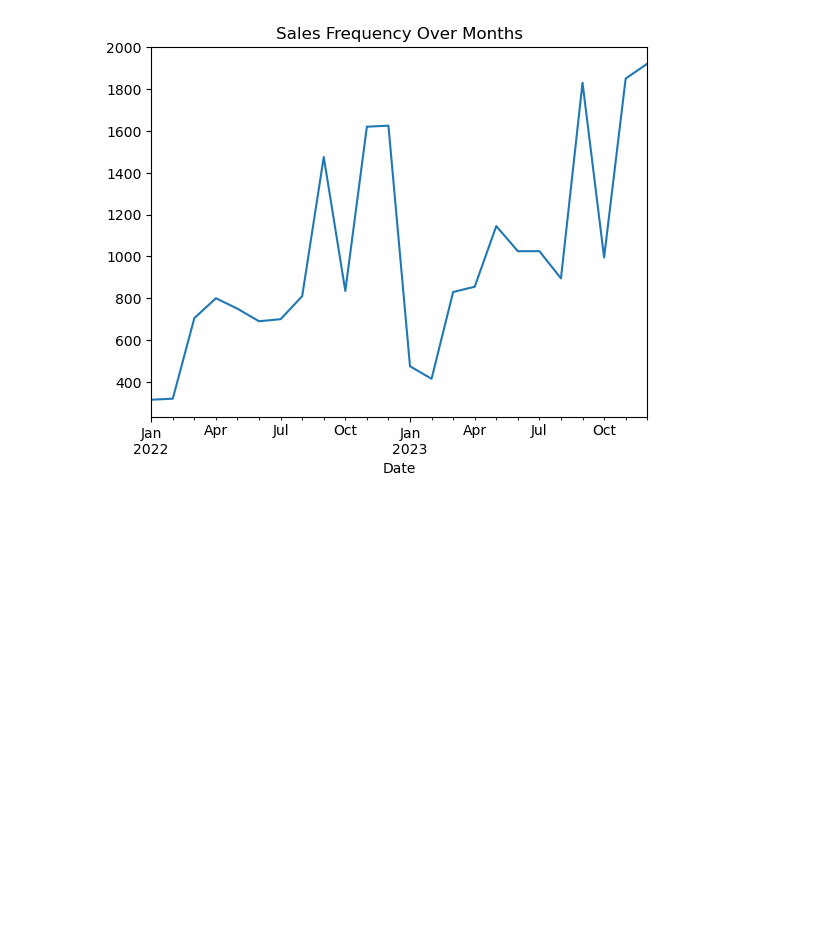
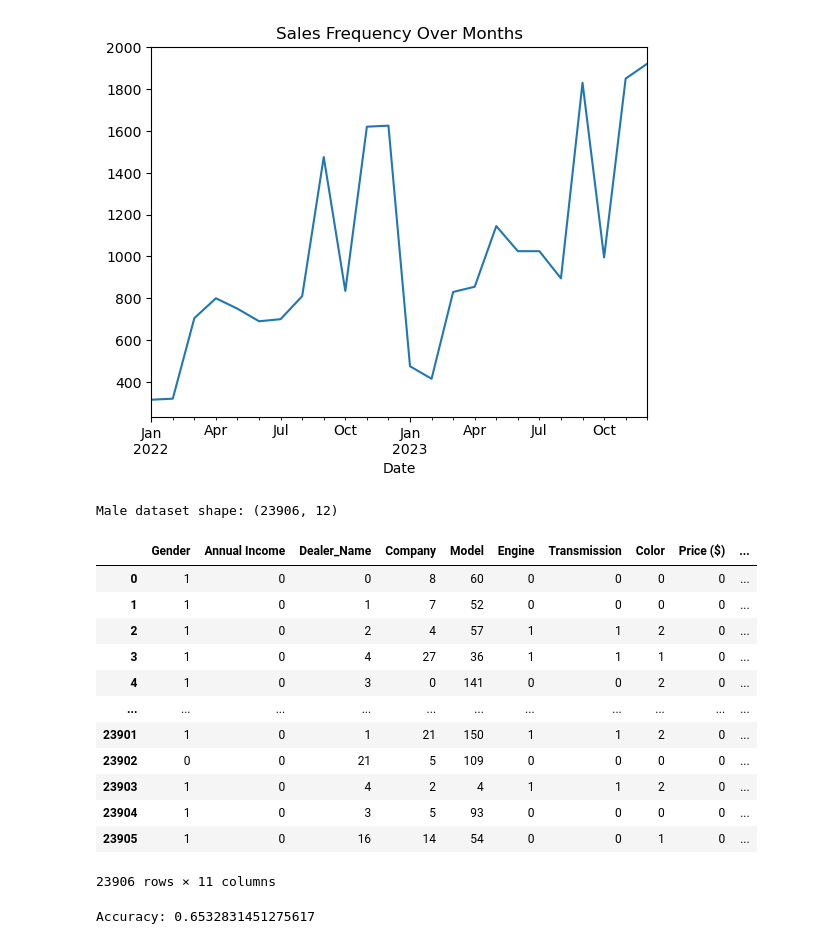
Before and after one commit to vocar12345/DM_PROJECT_, a Jupyter notebook: car_sale_data.ipynb, the cells around one changed output. Saved outputs shown, nothing was run; the diff lists cells and outputs as text; code cells hidden in the pictures; blank space fills up the shorter version.

Commit message:
added decision trees

```diff
--- a/car_sale_data.ipynb
+++ b/car_sale_data.ipynb
@@ -255,3 +256,74 @@ df_aggregated.plot(title='Sales Frequency Over Months')
 plt.show()
 # %% [output]
 [figure]
+# %%
+#coloration with gender and car purchase
+#I will train it to use decision trees to predict the gender of customer based on the collumns we are given in the data set
+
+
+#new data set
+male_df = df
+
+print('Male dataset shape:', male_df.shape)
+# %% [output]
+Male dataset shape: (23906, 12)
+# %%
+#convert price <50k and >50k
+male_df['Price ($)'] = (male_df['Price ($)'] > 50000).astype(int)
+#convert annual income >100k <100k
+male_df['Annual Income'] = (male_df['Annual Income'] > 100000).astype(int)
+from sklearn.preprocessing import LabelEncoder
+label_encoders = {}
+for column in male_df.columns:
+    if df[column].dtype == 'object':
+        label_encoders[column] = LabelEncoder()
+        df[column] = label_encoders[column].fit_transform(df[column])
+#drop date and dealer_name
+#male_df.drop(['Date'], axis=1, inplace=True)
+male_df
+# %% [output]
+|  | Gender | Annual Income | Dealer_Name | Company | Model | Engine | Transmission | Color | Price ($) | ... |
+| 0 | 1 | 0 | 0 | 8 | 60 | 0 | 0 | 0 | 0 | ... |
+| 1 | 1 | 0 | 1 | 7 | 52 | 0 | 0 | 0 | 0 | ... |
+| 2 | 1 | 0 | 2 | 4 | 57 | 1 | 1 | 2 | 0 | ... |
+| 3 | 1 | 0 | 4 | 27 | 36 | 1 | 1 | 1 | 0 | ... |
+| 4 | 1 | 0 | 3 | 0 | 141 | 0 | 0 | 2 | 0 | ... |
+| ... | ... | ... | ... | ... | ... | ... | ... | ... | ... | ... |
+| 23901 | 1 | 0 | 1 | 21 | 150 | 1 | 1 | 2 | 0 | ... |
+| 23902 | 0 | 0 | 21 | 5 | 109 | 0 | 0 | 0 | 0 | ... |
+| 23903 | 1 | 0 | 4 | 2 | 4 | 1 | 1 | 2 | 0 | ... |
+| 23904 | 1 | 0 | 3 | 5 | 93 | 0 | 0 | 0 | 0 | ... |
+| 23905 | 1 | 0 | 16 | 14 | 54 | 0 | 0 | 1 | 0 | ... |
+23906 rows × 11 columns
+# %%
+#male_df
+
+#decision trees
+from sklearn import tree
+from sklearn.model_selection import train_test_split
+from sklearn.metrics import accuracy_score
+
+
+# Features
+X = male_df.drop(columns=['Gender']).values
+
+# Target variable
+y = male_df['Gender'].values
+
+# Split the dataset into training and testing sets
+X_train, X_test, y_train, y_test = train_test_split(X, y, test_size=0.2, random_state=42)
+
+# Initialize decision tree classifier
+clf = tree.DecisionTreeClassifier()
+
+# Train the classifier
+clf.fit(X_train, y_train)
+
+# Predictions on the testing set
+y_pred = clf.predict(X_test)
+
+# Calculate accuracy
+accuracy = accuracy_score(y_test, y_pred)
+print("Accuracy:", accuracy)
+# %% [output]
+Accuracy: 0.6532831451275617
```
Also changed, not shown: parts of 3 cells of this notebook.
